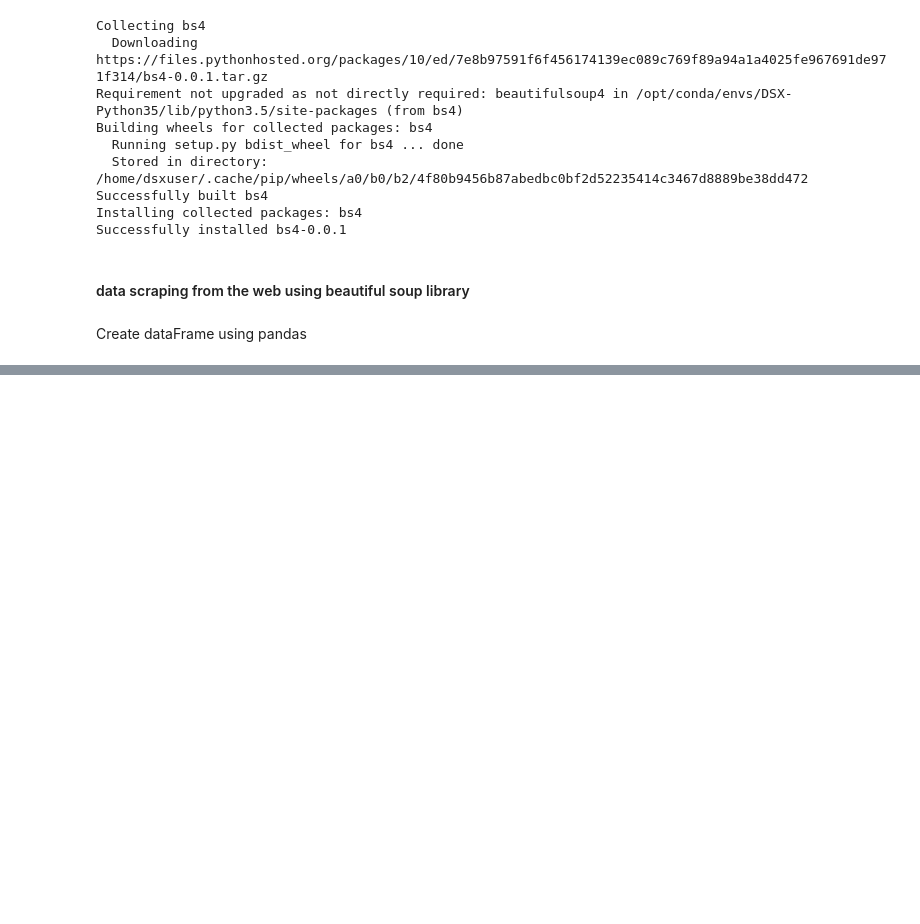
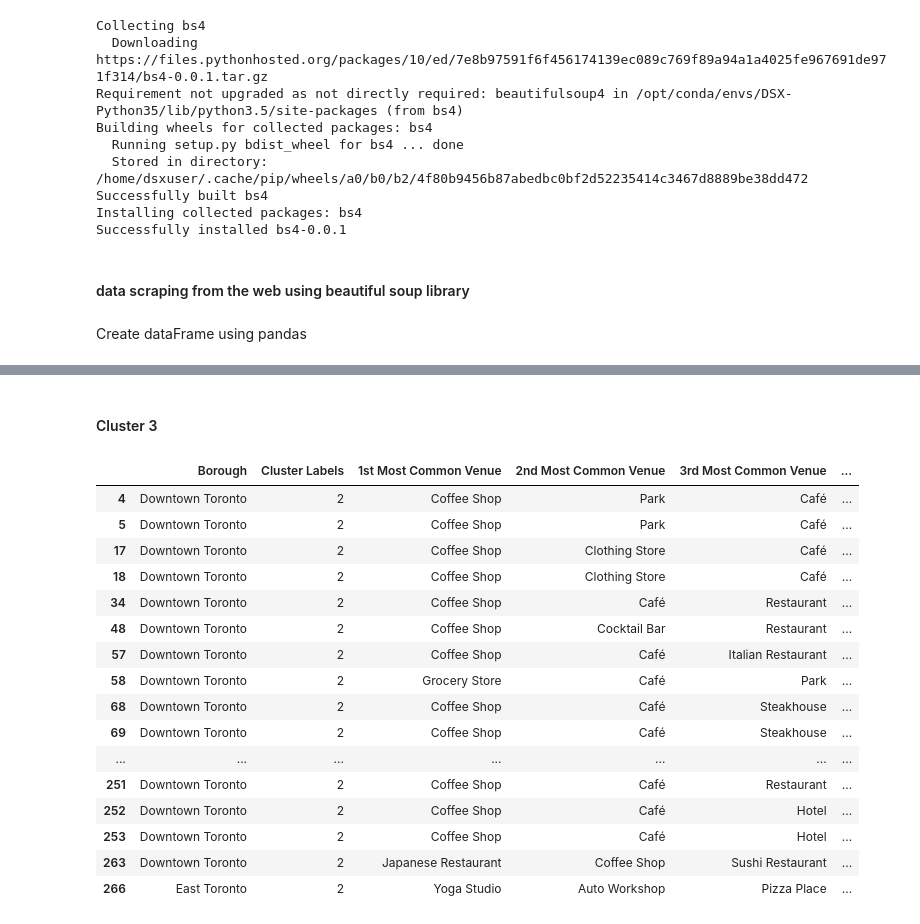
Before and after one commit to saiseetharamaaih/Machine-learning-Classification-Algorithms, a Jupyter notebook: Segmenting and Clustering Neighborhoods in Toronto.ipynb, the cells around one changed output, grey strips where cells are left out. Drawn from its saved outputs; the diff is of its cells as text; code cells hidden in the pictures; blank space fills up the shorter version.

```diff
--- a/Segmenting and Clustering Neighborhoods in Toronto.ipynb
+++ b/Segmenting and Clustering Neighborhoods in Toronto.ipynb
@@ -98,0 +481,11 @@ df1.columns=head_list
+# %%
+# set number of clusters
+kclusters = 5
+
+Toronto_grouped_clustering = Toronto_grouped.drop('Neighbourhood', 1)
+
+# run k-means clustering
+kmeans = KMeans(n_clusters=kclusters, random_state=0).fit(Toronto_grouped_clustering)
+
+# check cluster labels generated for each row in the dataframe
+kmeans.labels_.shape
@@ -98,0 +494,5 @@ df1.columns=head_list
+# %%
+Toronto_labels = pd.DataFrame(columns=['Neighbourhood','Cluster Labels'])
+Toronto_labels['Neighbourhood'] = Toronto_grouped['Neighbourhood']
+Toronto_labels['Cluster Labels'] = kmeans.labels_
+Toronto_labels.head()
@@ -98,0 +508,11 @@ df1.columns=head_list
+# %%
+kmeans.labels_.shape
+Toronto_merged = Toronto_data.join(Toronto_labels.set_index('Neighbourhood'), on='Neighbourhood')
+
+# add clustering labels
+# Toronto_merged['Cluster Labels'] = kmeans.labels_
+
+# merge toronto_grouped with toronto_data to add latitude/longitude for each neighborhood
+Toronto_merged = Toronto_merged.join(neighborhoods_venues_sorted.set_index('Neighbourhood'), on='Neighbourhood')
+
+Toronto_merged.head() # check the last columns!
@@ -98,0 +583,22 @@ df1.columns=head_list
+# %% [markdown]
+#### Cluster 3
+# %%
+Toronto_merged.loc[Toronto_merged['Cluster Labels'] == 2, Toronto_merged.columns[[1] + list(range(5, Toronto_merged.shape[1]))]]
+# %% [output]
+|  | Borough | Cluster Labels | 1st Most Common Venue | 2nd Most Common Venue | 3rd Most Common Venue | ... |
+| 4 | Downtown Toronto | 2 | Coffee Shop | Park | Café | ... |
+| 5 | Downtown Toronto | 2 | Coffee Shop | Park | Café | ... |
+| 17 | Downtown Toronto | 2 | Coffee Shop | Clothing Store | Café | ... |
+| 18 | Downtown Toronto | 2 | Coffee Shop | Clothing Store | Café | ... |
+| 34 | Downtown Toronto | 2 | Coffee Shop | Café | Restaurant | ... |
+| 48 | Downtown Toronto | 2 | Coffee Shop | Cocktail Bar | Restaurant | ... |
+| 57 | Downtown Toronto | 2 | Coffee Shop | Café | Italian Restaurant | ... |
+| 58 | Downtown Toronto | 2 | Grocery Store | Café | Park | ... |
+| 68 | Downtown Toronto | 2 | Coffee Shop | Café | Steakhouse | ... |
+| 69 | Downtown Toronto | 2 | Coffee Shop | Café | Steakhouse | ... |
+| ... | ... | ... | ... | ... | ... | ... |
+| 251 | Downtown Toronto | 2 | Coffee Shop | Café | Restaurant | ... |
+| 252 | Downtown Toronto | 2 | Coffee Shop | Café | Hotel | ... |
+| 253 | Downtown Toronto | 2 | Coffee Shop | Café | Hotel | ... |
+| 263 | Downtown Toronto | 2 | Japanese Restaurant | Coffee Shop | Sushi Restaurant | ... |
+| 266 | East Toronto | 2 | Yoga Studio | Auto Workshop | Pizza Place | ... |
```
Also changed, not shown: parts of 56 cells of this notebook.
